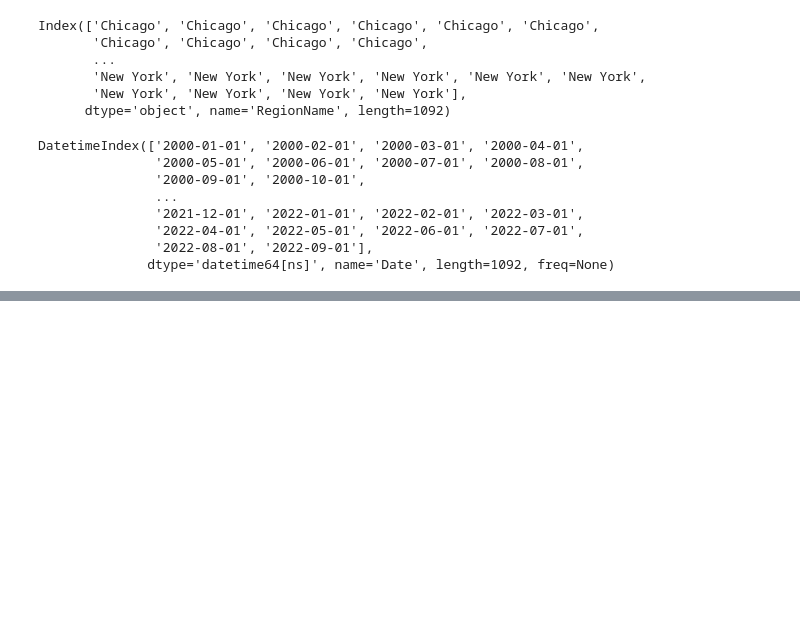
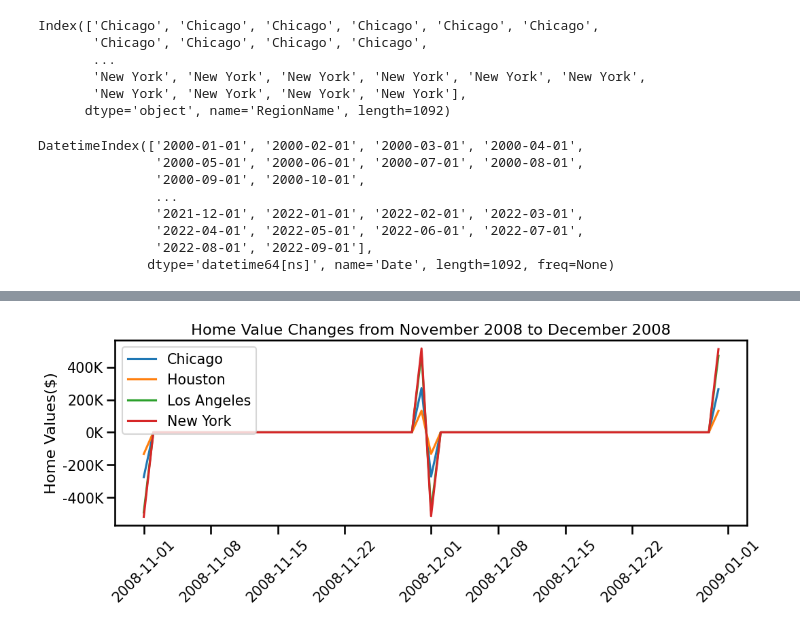
Before and after one commit to Jalicia-Harris/-Core--Preparing-Time-Series-from-Wide-Form-Data, a Jupyter notebook: Preparing Time Series from Wide-Form Data.ipynb, the cells around one changed output, grey strips where cells are left out. Cells and saved outputs as stored; diff of their text form; code cells hidden in the pictures; blank space fills up the shorter version.

```diff
--- a/Preparing Time Series from Wide-Form Data.ipynb
+++ b/Preparing Time Series from Wide-Form Data.ipynb
@@ -299,0 +315,4 @@ format_xdates(ax_2);
+# %%
+# Resample data to daily
+zillow_D = melted.groupby('RegionName').resample("D").sum()
+zillow_D
@@ -299,0 +334,4 @@ format_xdates(ax_2);
+# %%
+# Unstack 'RegionName' index for plotting
+unstacked_D = zillow_D.unstack(level=0)
+unstacked_D
@@ -299,0 +354,4 @@ format_xdates(ax_2);
+# %%
+# Calculate the change of data
+change = unstacked_D['HomeValue'].diff()
+change
@@ -299,0 +373,21 @@ format_xdates(ax_2);
+# %%
+# Select specified date for plotting
+change_plot = change.loc['11/2008':'12/2008']
+# %%
+# Plot dat for question 2
+fig,ax_2 = plt.subplots(figsize=(12,4))
+ax_2.plot(change_plot)
+ax_2.set(title='Home Value Changes from November 2008 to December 2008', ylabel='Home Values($)')
+
+# create auto locator
+locator = mdates.AutoDateLocator()
+fmt_month = mdates.AutoDateFormatter(locator)
+
+# Customize major y-axis tick
+ax_2.yaxis.set_major_formatter(fmt_thous)
+
+# Final Adjustments
+ax_2.legend(unstacked['HomeValue'])
+fig.autofmt_xdate(which='major', rotation=45, ha='center');
+# %% [output]
+[figure, added]
```
Also changed, not shown: parts of 20 cells of this notebook.
